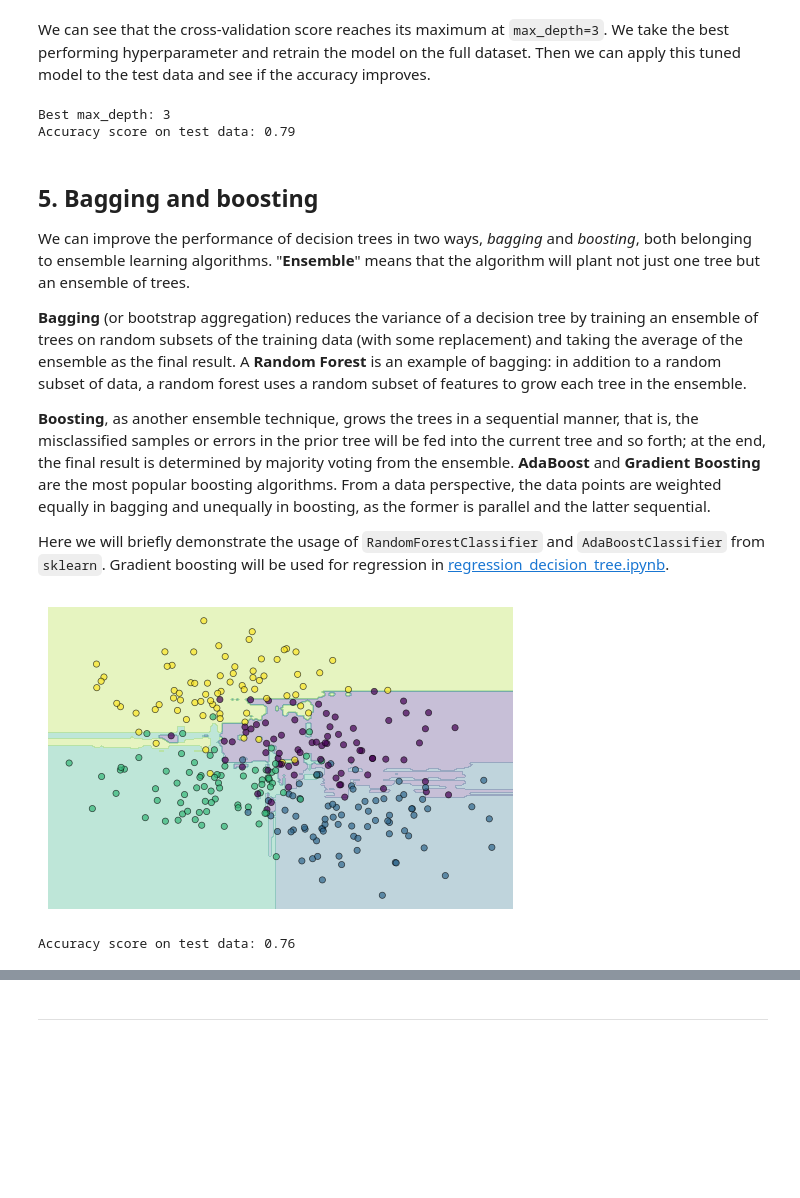
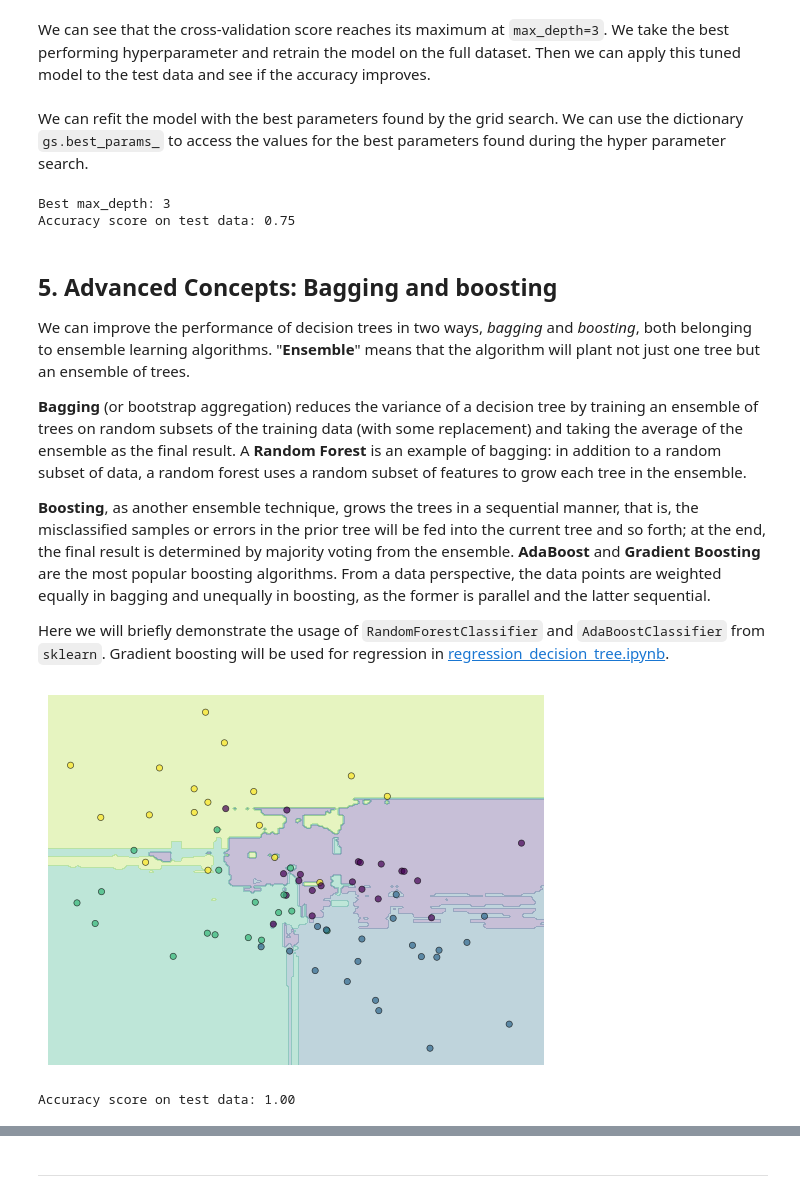
Before and after one commit to stfc-sciml/sciml-workshop, a Jupyter notebook: course_3.0_with_solutions/CLASSICAL/classification_decision_tree.ipynb, the cells around one changed output, grey strips where cells are left out. Saved outputs shown, nothing was run; the diff lists cells and outputs as text; code cells hidden in the pictures; blank space fills up the shorter version.

```diff
--- a/course_3.0_with_solutions/CLASSICAL/classification_decision_tree.ipynb
+++ b/course_3.0_with_solutions/CLASSICAL/classification_decision_tree.ipynb
@@ -42,0 +72,12 @@ plt.show()
+# %%
+# generate Gaussian blobs
+X, y = generate_toy_data()
+
+# Split into training and test set
+X_train, X_test, y_train, y_test = train_test_split(X, y, random_state=0)
+
+fig, (ax1, ax2) = plt.subplots(1, 2, figsize=(10, 5))
+plot_points(X_train, y_train, ax=ax1)
+plot_points(X_train, y_train, ax=ax2)
+ax1.set_title('Training Set')
+ax2.set_title('Test Set')
@@ -204,23 +194,25 @@ plt.show()
 # %% [markdown]
 We can see that the cross-validation score reaches its maximum at `max_depth=3`. We take the best performing hyperparameter and retrain the model on the full dataset. Then we can apply this tuned model to the test data and see if the accuracy improves.
+# %% [markdown]
+We can refit the model with the best parameters found by the grid search. We can use the dictionary `gs.best_params_` to access the values for the best parameters found during the hyper parameter search.
 # %%
 # get the best performing hyperparameter
 best_max_depth = gs.best_params_['max_depth']
 print('Best max_depth: %d' % best_max_depth)
 
 # create and fit model with the best performing hyperparameter
-tree = DecisionTreeClassifier(max_depth=best_max_depth).fit(X, y)
+tree = DecisionTreeClassifier(max_depth=best_max_depth).fit(X_train, y_train)
 
 # make predictions with test data
-test_y_pred = tree.predict(test_X)
+y_test_pred = tree.predict(X_test)
 
 # compute accuarcy score with test data
-print('Accuracy score on test data: %.2f' % accuracy_score(test_y, test_y_pred))
+print('Accuracy score on test data: %.2f' % accuracy_score(y_test, y_test_pred))
 # %% [output]
 Best max_depth: 3
-Accuracy score on test data: 0.79
+Accuracy score on test data: 0.75
 # %% [markdown]
-## 5. Bagging and boosting
+## 5. Advanced Concepts: Bagging and boosting
 
 We can improve the performance of decision trees in two ways, *bagging* and *boosting*, both belonging to ensemble learning algorithms. "**Ensemble**" means that the algorithm will plant not just one tree but an ensemble of trees.
 
@@ -232,20 +224,20 @@ Here we will briefly demonstrate the usage of `RandomForestClassifier`  and `Ada
 # %%
 # create and fit a random forest classifier
 forest = RandomForestClassifier(n_estimators=300, random_state=0).fit(X, y)
 
 # visulise model
 plt.figure(dpi=100)
-visualize_classifier(X, y, forest)
+visualize_classifier(X_test, y_test, forest)
 plt.show()
 
 # make predictions with test data
-test_y_pred = forest.predict(test_X)
+y_test_pred = forest.predict(X_test)
 
 # compute accuarcy score with test data
-print('Accuracy score on test data: %.2f' % accuracy_score(test_y, test_y_pred))
+print('Accuracy score on test data: %.2f' % accuracy_score(y_test, y_test_pred))
 # %% [output]
-[figure, old version]
+[figure, new version]
-Accuracy score on test data: 0.76
+Accuracy score on test data: 1.00
 # %%
 # create and fit a AdaBoost classifier
 ada = AdaBoostClassifier(n_estimators=300, learning_rate=.003, random_state=0).fit(X, y)
```
Also changed, not shown: parts of 17 cells of this notebook, 1 other file.
